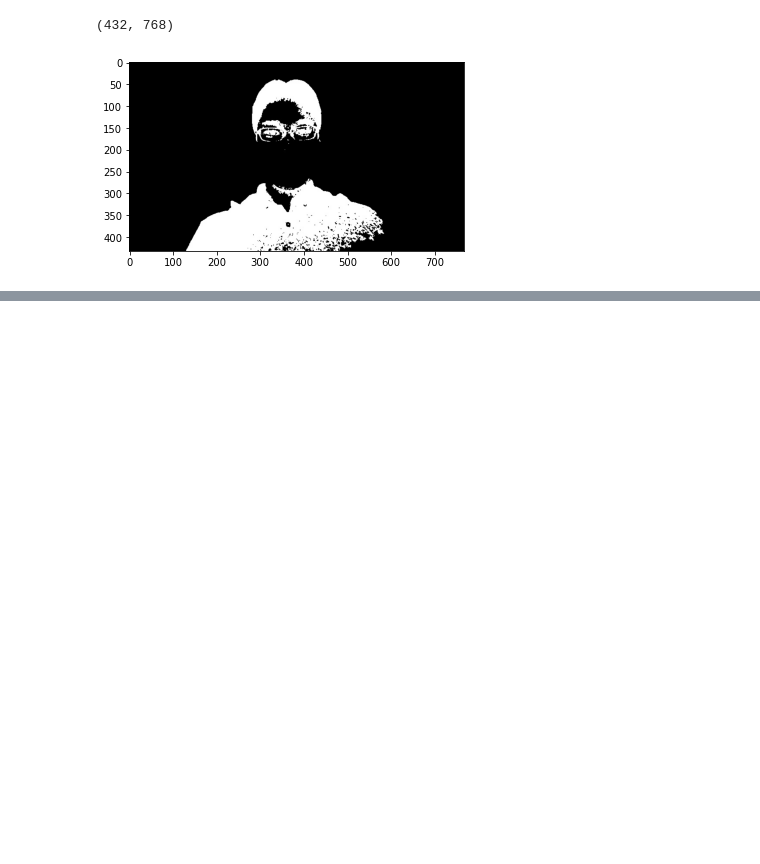
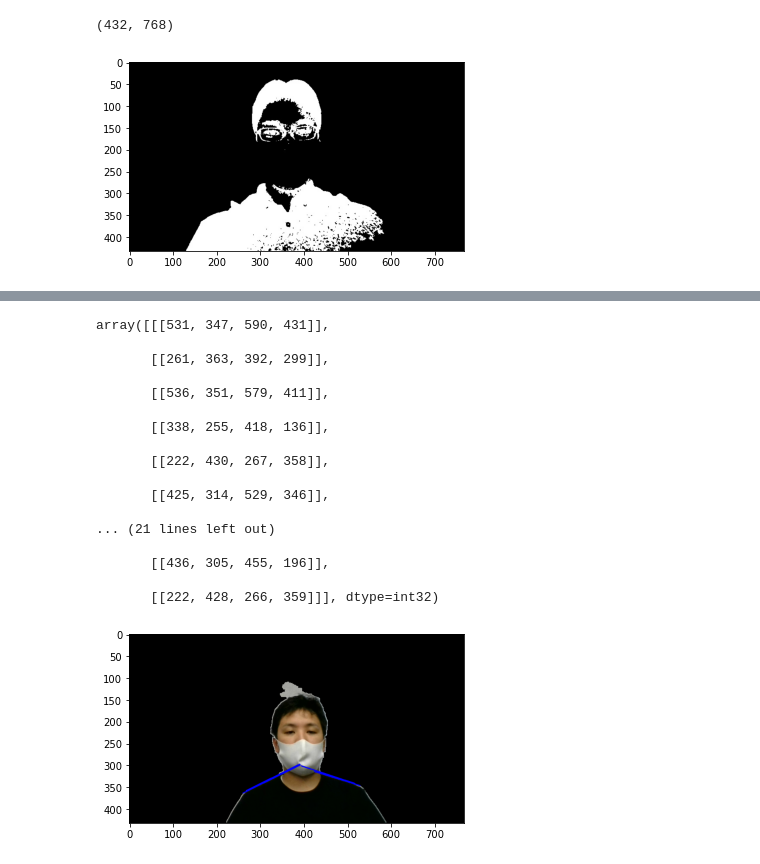
Before and after one commit to ess4536/miso-app, a Jupyter notebook: miso_shoulder.ipynb, the cells around one changed output, grey strips where cells are left out. Saved outputs shown, nothing was run; the diff lists cells and outputs as text; code cells hidden in the pictures; blank space fills up the shorter version.

```diff
--- a/miso_shoulder.ipynb
+++ b/miso_shoulder.ipynb
@@ -42,13 +44,13 @@ def get_resize_rate(width, height):
 # 画像を読み込む
 # グレースケールに変換する
 # %%
-def color_to_gray(input_path):
-    raw_image = cv2.imread(input_path)
-    height, width, channels = raw_image.shape[:3]
-    x_rate, y_rate = get_resize_rate(width, height)
-    resized_image = cv2.resize(raw_image, dsize=None, fx=x_rate, fy=y_rate)
-    gray_image = cv2.cvtColor(resized_image,cv2.COLOR_BGR2GRAY)
-    return resized_image, gray_image
+def color_to_gray(img):
+#     raw_image = cv2.imread(input_path)
+#     height, width, channels = raw_image.shape[:3]
+#     x_rate, y_rate = get_resize_rate(width, height)
+#     resized_image = cv2.resize(raw_image, dsize=None, fx=x_rate, fy=y_rate)
+    gray_image = cv2.cvtColor(img,cv2.COLOR_BGR2GRAY)
+    return img, gray_image
 # %%
 resized_image, gray_image = color_to_gray('./data/images/image.jpg')
 print(gray_image.shape)
@@ -750,0 +729,26 @@ class Shoulder(object):
+# %%
+detect_area = [250, 600, 400, 100]
+img = cv2.imread('./data/images/sample2.png')
+color_image = background1(img)
+gray_image = cv2.cvtColor(color_image, cv2.COLOR_BGR2GRAY)
+canny_image = cv2.Canny(gray_image, 50, 110)
+hough_lines_p(color_image, canny_image, detect_area)
+# %% [output]
+array([[[531, 347, 590, 431]],
+
+       [[261, 363, 392, 299]],
+
+       [[536, 351, 579, 411]],
+
+       [[338, 255, 418, 136]],
+
+       [[222, 430, 267, 358]],
+
+       [[425, 314, 529, 346]],
+
+... (21 lines left out)
+
+       [[436, 305, 455, 196]],
+
+       [[222, 428, 266, 359]]], dtype=int32)
+[figure, added]
```
Also changed, not shown: parts of 15 cells of this notebook, 1 other file.
